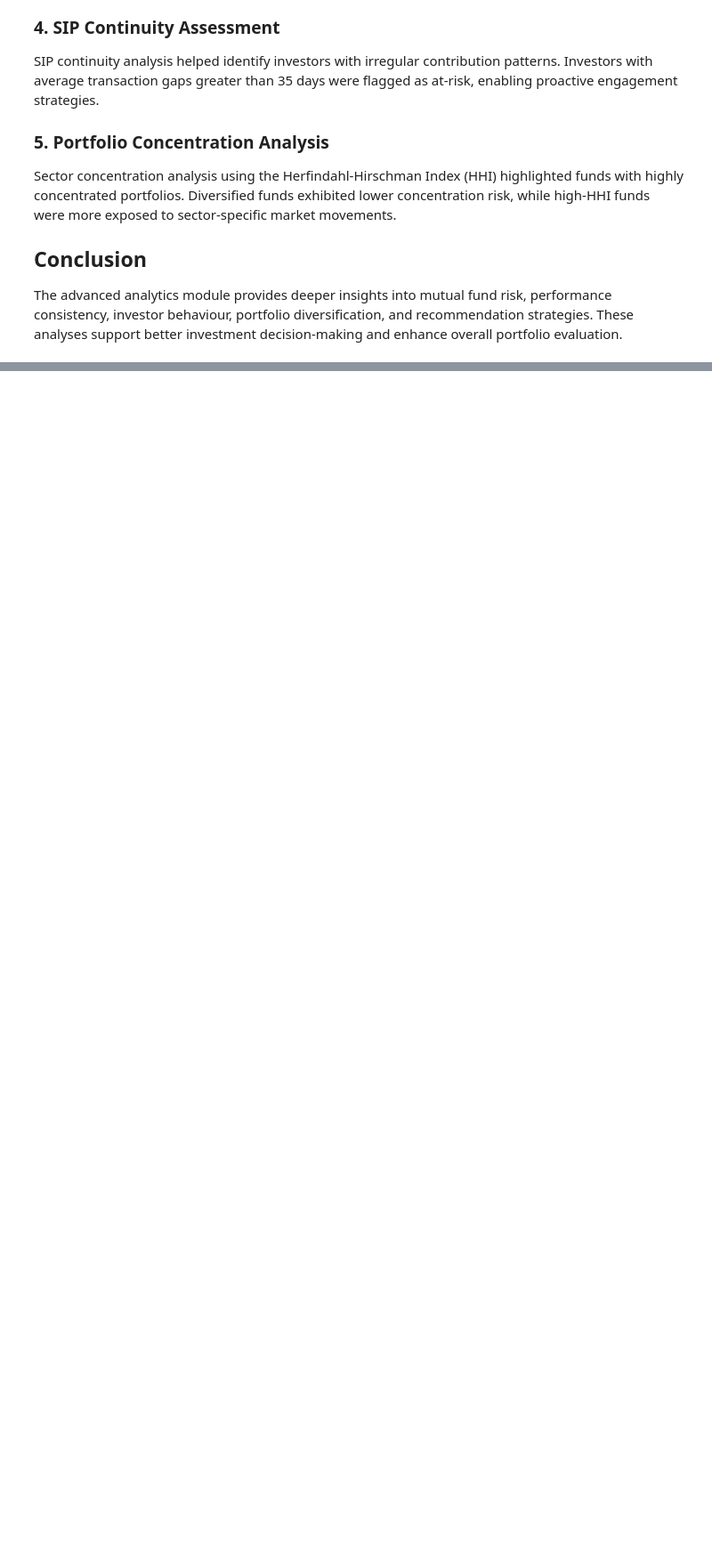
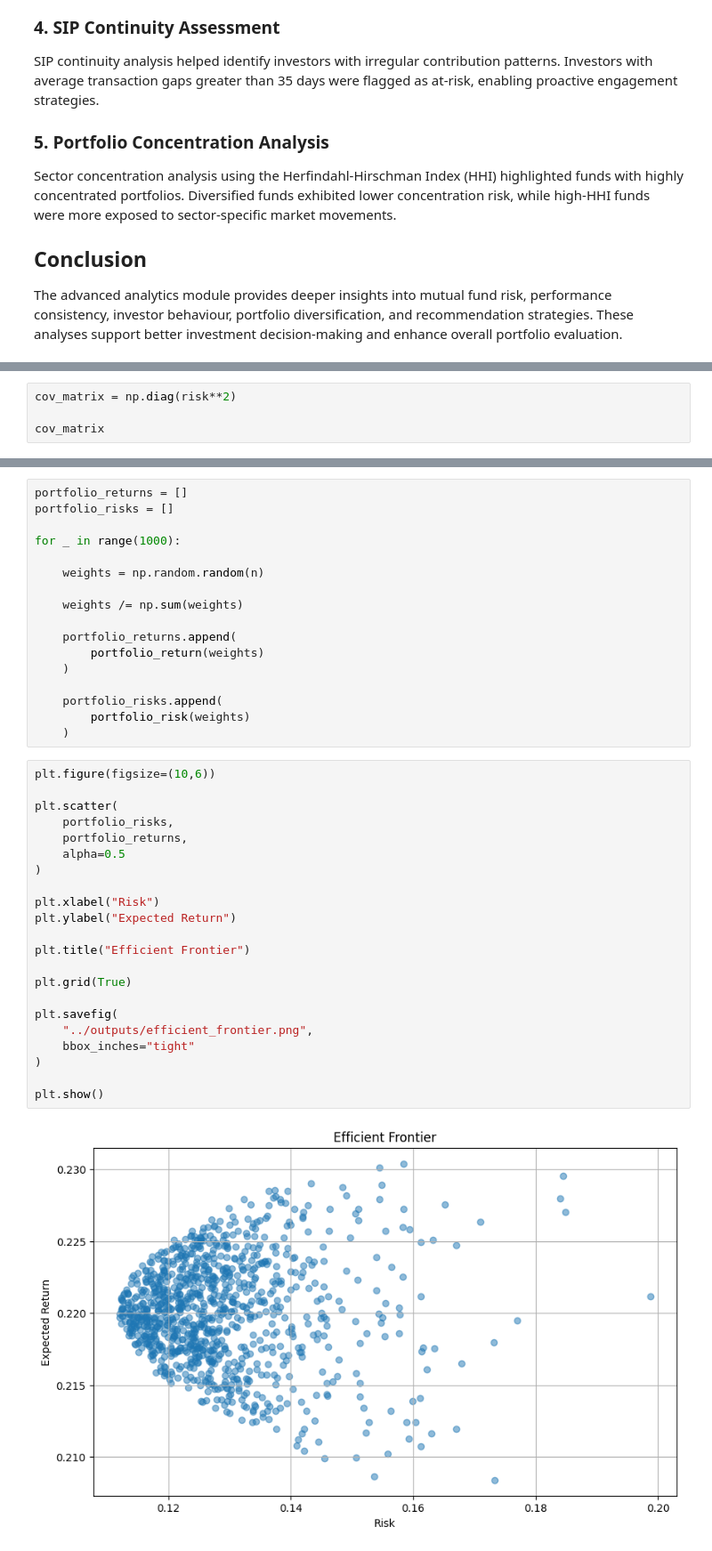
Before and after one commit to LikithaRavi25/bluestock_mf_capstone, a Jupyter notebook: notebooks/05_advanced_analytics.ipynb, the cells around one changed output, grey strips where cells are left out. Shown at 89% size. Saved outputs shown, nothing was run; the diff lists cells and outputs as text; blank space fills up the shorter version.

```diff
--- a/notebooks/05_advanced_analytics.ipynb
+++ b/notebooks/05_advanced_analytics.ipynb
@@ -522,0 +582,4 @@ The advanced analytics module provides deeper insights into mutual fund risk, pe
+# %%
+cov_matrix = np.diag(risk**2)
+
+cov_matrix
@@ -522,0 +659,41 @@ The advanced analytics module provides deeper insights into mutual fund risk, pe
+# %%
+portfolio_returns = []
+portfolio_risks = []
+
+for _ in range(1000):
+
+    weights = np.random.random(n)
+
+    weights /= np.sum(weights)
+
+    portfolio_returns.append(
+        portfolio_return(weights)
+    )
+
+    portfolio_risks.append(
+        portfolio_risk(weights)
+    )
+# %%
+plt.figure(figsize=(10,6))
+
+plt.scatter(
+    portfolio_risks,
+    portfolio_returns,
+    alpha=0.5
+)
+
+plt.xlabel("Risk")
+plt.ylabel("Expected Return")
+
+plt.title("Efficient Frontier")
+
+plt.grid(True)
+
+plt.savefig(
+    "../outputs/efficient_frontier.png",
+    bbox_inches="tight"
+)
+
+plt.show()
+# %% [output]
+[figure, added]
```
Also changed, not shown: parts of 13 cells of this notebook, 22 other files.
